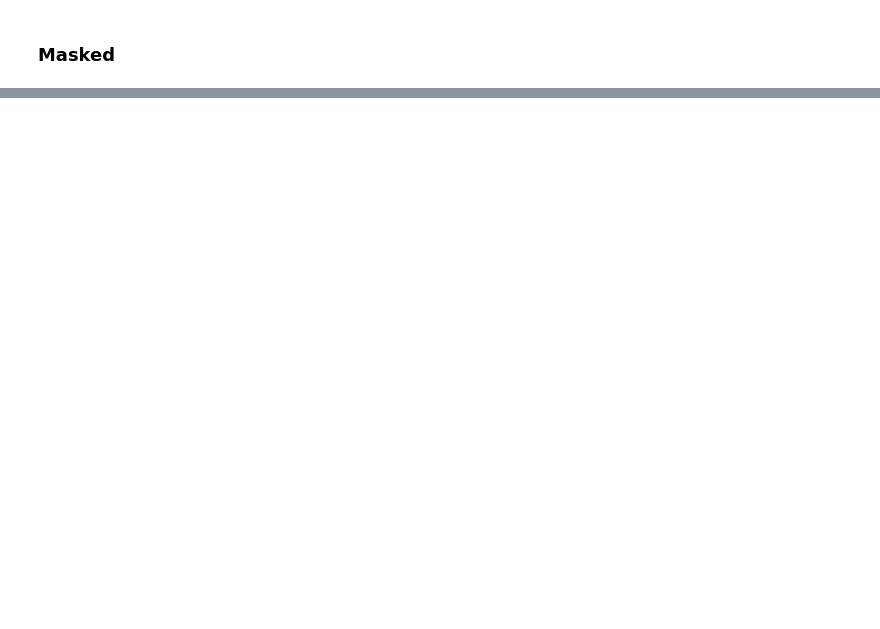
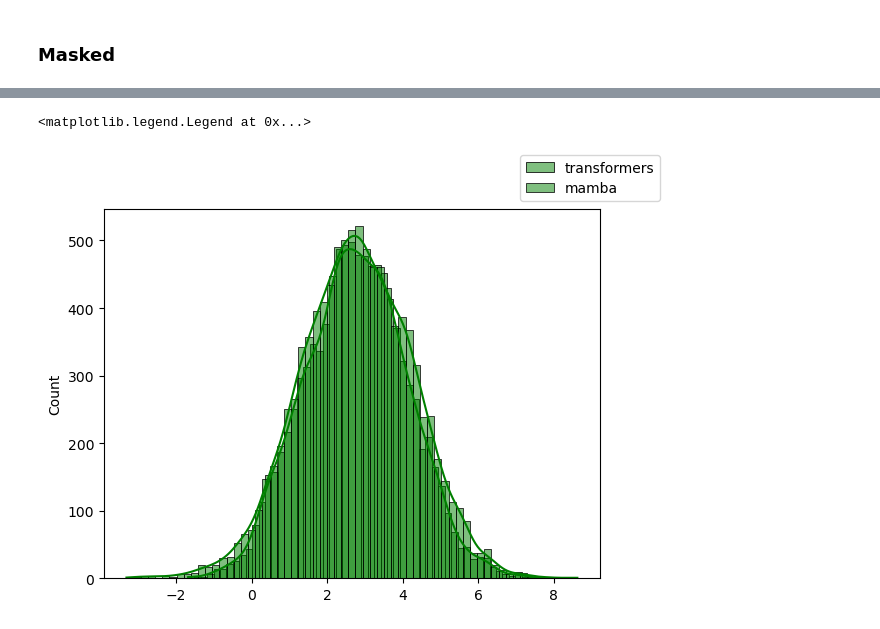
Before and after one commit to AmanKukde/FourierImageTransformer, a Jupyter notebook: examples/Super-Resolution - MNIST Example.ipynb, the cells around one changed output, grey strips where cells are left out. Cells and saved outputs as stored; diff of their text form; code cells hidden in the pictures; blank space fills up the shorter version.

```diff
--- a/examples/Super-Resolution - MNIST Example.ipynb
+++ b/examples/Super-Resolution - MNIST Example.ipynb
@@ -389,4 +246,14 @@ def get_lowres_pred_gt_img(fc, pred, mag_min, mag_max):
 # %%
 lowres = torch.load('../inference_results/lowres.pt').cpu()
 pred = torch.load('../inference_results/pred.pt').cpu()
-make_figs(low_res,pred)
+mamba_lowres = torch.load('../inference_results/mamba_lowres.pt').cpu()
+mamba_pred = torch.load('../inference_results/mamba_pred.pt').cpu()
+# %%
+fig = plt.figure()
+sns.histplot(pred.cpu().detach() - lowres.cpu().detach(), kde=True, color='green', legend= True, label = "transformers")
+sns.histplot(mamba_pred.cpu().detach() - mamba_lowres.cpu().detach(), kde=True, color='green', legend= True, label = "mamba")
+fig.legend()
+# plt.savefig('./inference_results/mamba_psnr_diff.png')
+# %% [output]
+<matplotlib.legend.Legend at 0x...>
+[figure, added]
```
Also changed, not shown: parts of 4 cells of this notebook, 3 other files.
